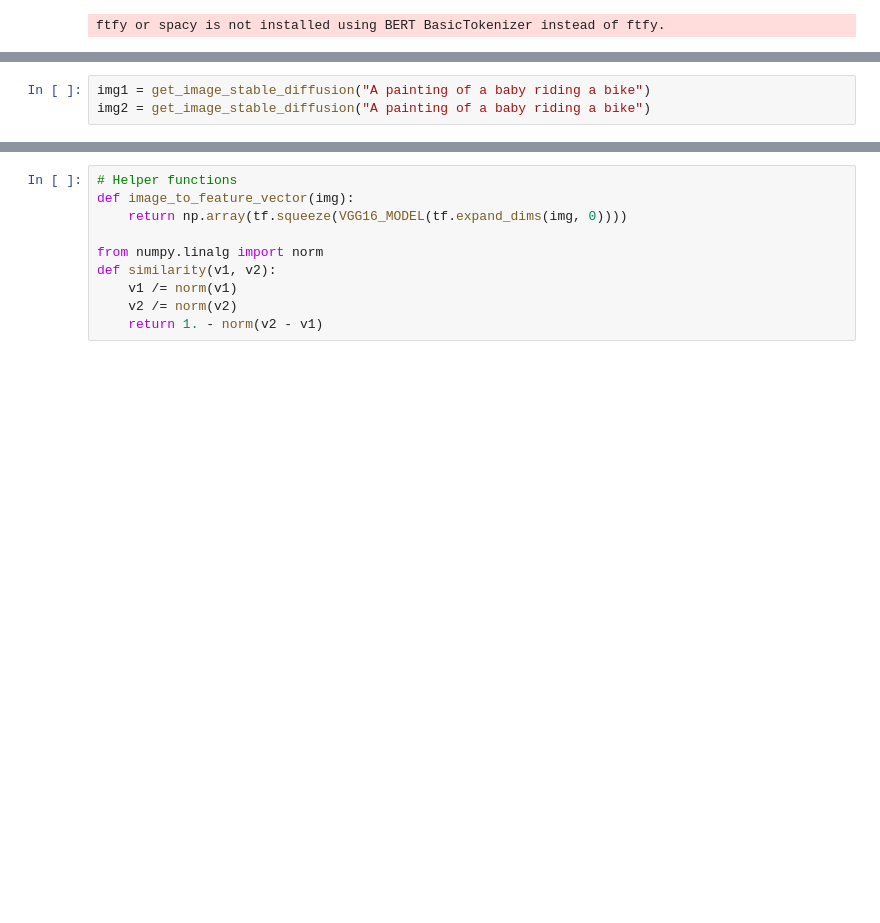
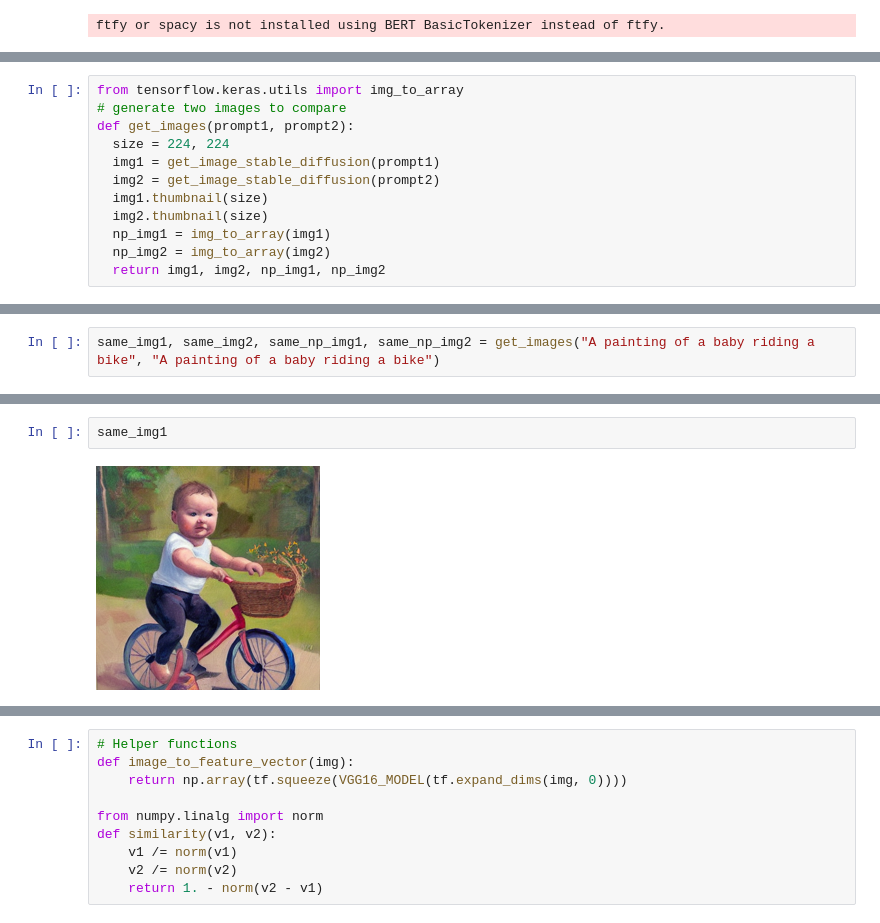
Before and after one commit to sahanakowshik/Visually-Perspective-Similarity-Metric-for-T2I-Models, a Jupyter notebook: stable_diffusion.ipynb, the cells around one changed output, grey strips where cells are left out. Saved outputs shown, nothing was run; the diff lists cells and outputs as text; blank space fills up the shorter version.

Commit message:
added modifiction to generate images for different prompt

```diff
--- a/stable_diffusion.ipynb
+++ b/stable_diffusion.ipynb
@@ -57,3 +53,15 @@ def get_image_stable_diffusion(prompt):
   # image.save("image.png")
   img = image.images[0]
   return img
+# %%
+from tensorflow.keras.utils import img_to_array
+# generate two images to compare
+def get_images(prompt1, prompt2):
+  size = 224, 224
+  img1 = get_image_stable_diffusion(prompt1)
+  img2 = get_image_stable_diffusion(prompt2)
+  img1.thumbnail(size)
+  img2.thumbnail(size)
+  np_img1 = img_to_array(img1)
+  np_img2 = img_to_array(img2)
+  return img1, img2, np_img1, np_img2
@@ -60,3 +70,2 @@ def get_image_stable_diffusion(prompt):
 # %%
-img1 = get_image_stable_diffusion("A painting of a baby riding a bike")
-img2 = get_image_stable_diffusion("A painting of a baby riding a bike")
+same_img1, same_img2, same_np_img1, same_np_img2 = get_images("A painting of a baby riding a bike", "A painting of a baby riding a bike")
@@ -89,0 +72,4 @@ emb_img2 = VGG16_MODEL.predict(np_img_vgg2)
+# %%
+same_img1
+# %% [output]
+[figure, added]
```
Also changed, not shown: parts of 37 cells of this notebook.
